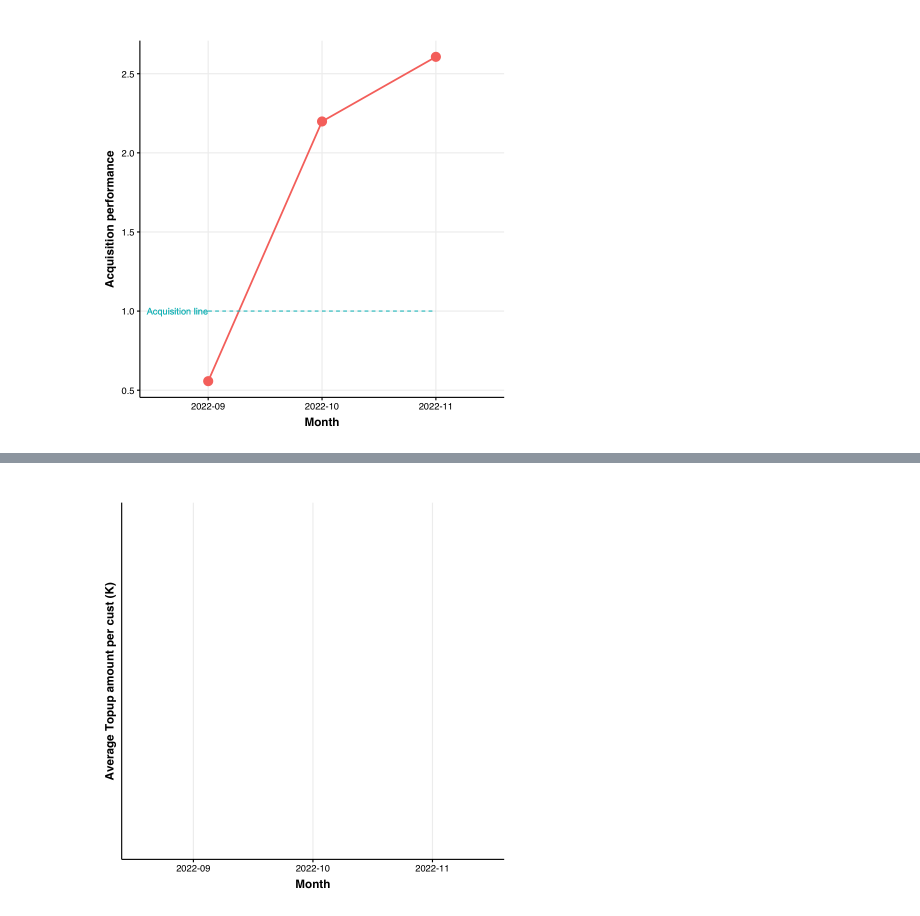
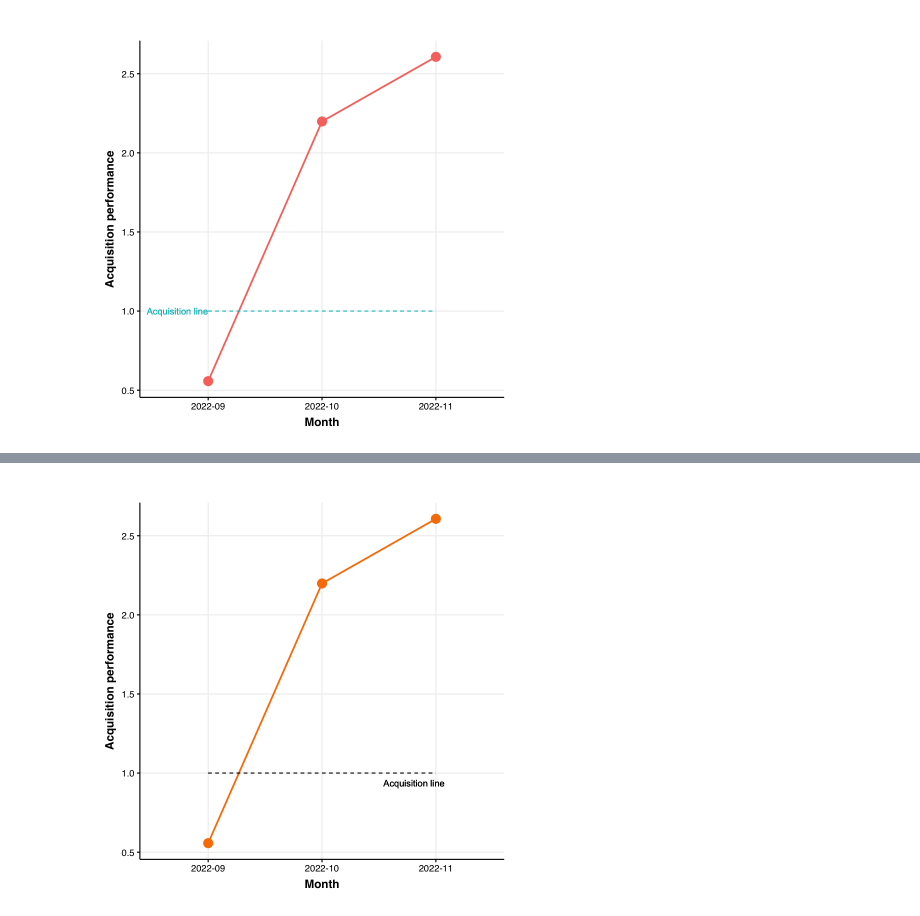
Before and after one commit to VIB-DSC-Data/Topup-dashboard, a Jupyter notebook: Lab.ipynb, the cells around one changed output, grey strips where cells are left out. Drawn from its saved outputs; the diff is of its cells as text; code cells hidden in the pictures.

```diff
--- a/Lab.ipynb
+++ b/Lab.ipynb
@@ -483,3 +483,10 @@ theme_Publication() +
 theme(legend.position = 'none')
 # %% [output]
 [figure]
+# %%
+tmp <- df %>% filter(TRAN_DATE >= cam_date) %>%
+                mutate(TIME = format(TRAN_DATE, "%Y-%m")) %>%
+                group_by(TIME, CLIENT_NO) %>%
+                summarise(first = min(TRAN_DATE))
+tmp <- left_join(tmp, df %>% select(CLIENT_NO, IB_REGISTERED_DATE2) %>% unique(), )
+tmp <- tmp %>% ungroup() %>% mutate(Ratio = as.numeric(first - cam_date) / as.numeric(first - IB_REGISTERED_DATE2))
@@ -486,12 +498,13 @@ theme(legend.position = 'none')
 # %%
-tmp %>% group_by(TIME) %>% summarise(Ratio = mean(Ratio)) %>%
+tmp %>% filter(!is.na(tmp),!is.infinite(Ratio)) %>% group_by(TIME) %>% summarise(Ratio = mean(Ratio, na.rm = TRUE)) %>%
 ggplot() +
 geom_line(aes(x = TIME, y = Ratio, group = 1, color = 'Avg'), size = 1) +
 geom_point(aes(x = TIME, y = Ratio, group = 1, color = 'Avg'), size = 5) +
-geom_segment(aes(x = '2022-09', xend = '2022-09',y=-Inf, yend = max(Ratio), color = 'Campaign Date'), linetype = 'dashed') +
-geom_text(aes(x = '2022-09', y = max(Ratio), label = 'Campaign Date', color = 'Campaign Date'), hjust = 1) +
-labs(x = 'Month', y = 'Average Topup amount per cust (K)') +
+geom_segment(aes(x = '2022-09', xend = '2022-11',y=1, yend = 1, color = 'Line'), linetype = 'dashed') +
+geom_text(aes(x = '2022-10', y = 1, label = 'Acquisition line', color = 'Line'), hjust = -1, vjust = 2) +
+labs(x = 'Month', y = 'Acquisition performance') +
 scale_fill_Publication() +
 theme_Publication() +
+  scale_color_manual(values = c('#f87f01','black')) +
 theme(legend.position = 'none')
 # %% [output]
@@ -506 +511 @@ Warning message:
-[figure, old version]
+[figure, new version]
```
Also changed, not shown: parts of 2 cells of this notebook.
